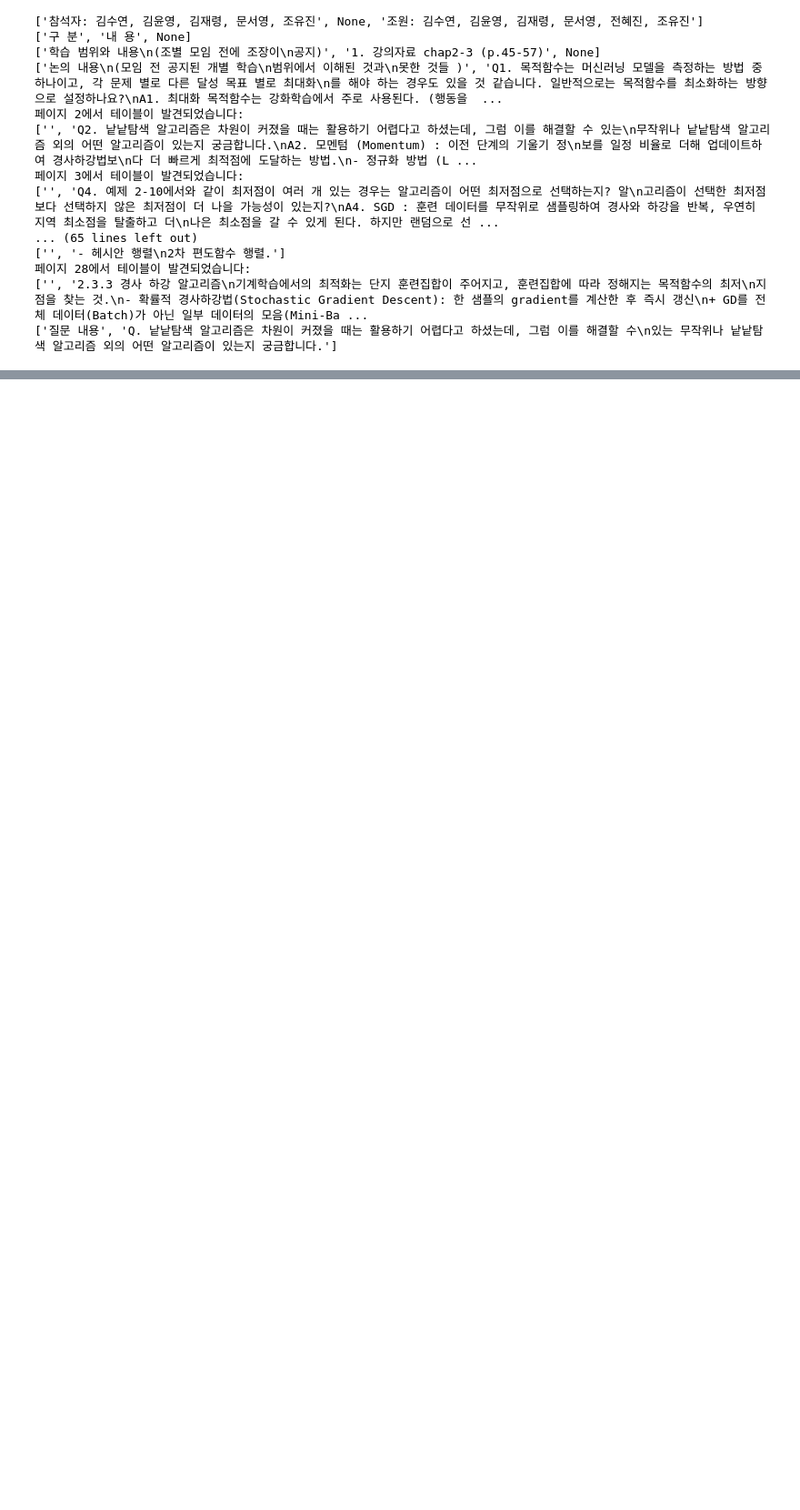
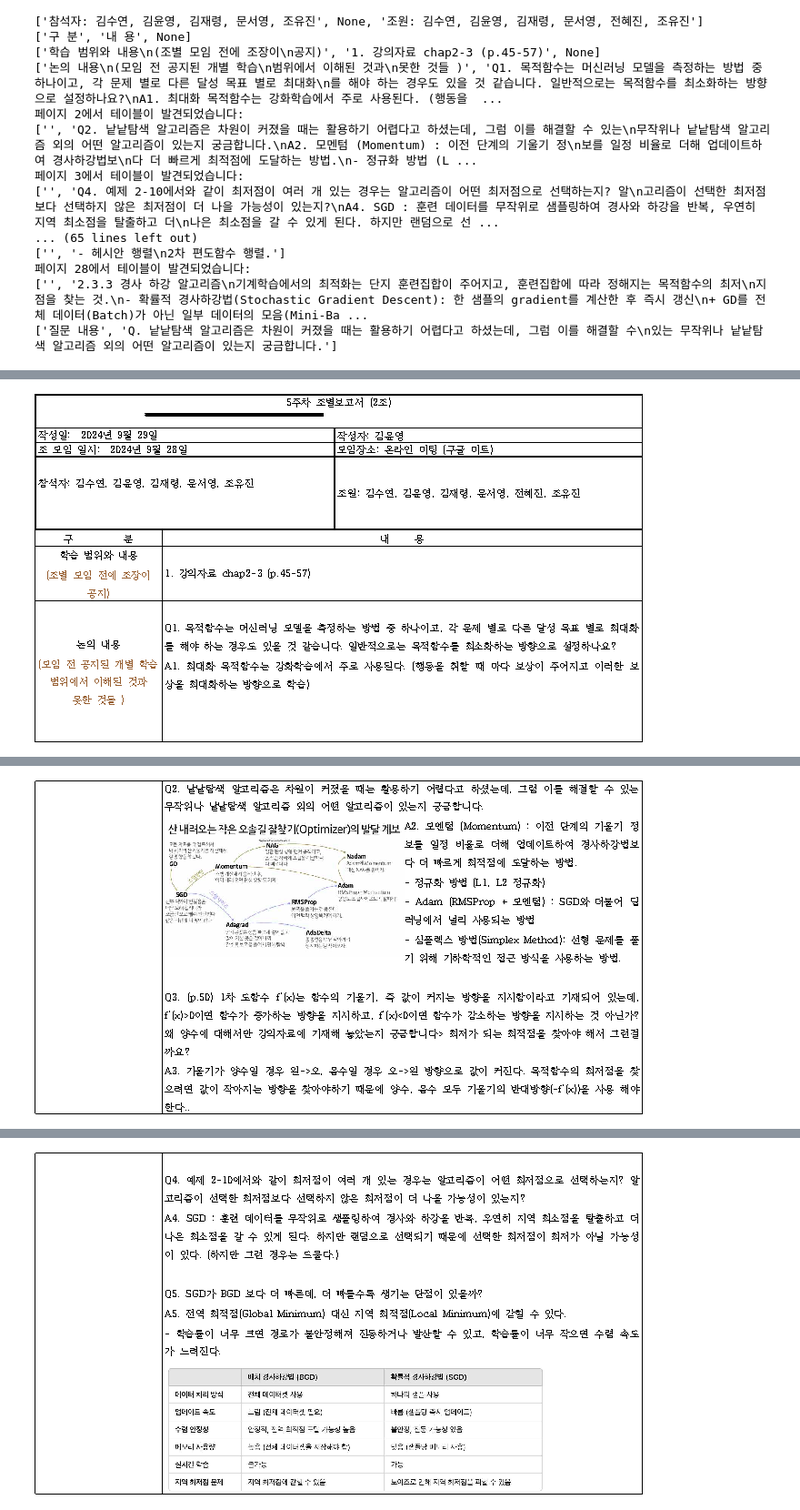
Before and after one commit to yoon777/cv_project, a Jupyter notebook: data_load.ipynb, the cells around one changed output, grey strips where cells are left out. Shown at 91% size. Saved outputs shown, nothing was run; the diff lists cells and outputs as text; code cells hidden in the pictures; blank space fills up the shorter version.

```diff
--- a/data_load.ipynb
+++ b/data_load.ipynb
@@ -558,3 +558,70 @@ with pdfplumber.open("기계학습 2조 5주차 조별보고서.pdf") as pdf:
 페이지 28에서 테이블이 발견되었습니다:
 ['', '2.3.3 경사 하강 알고리즘\n기계학습에서의 최적화는 단지 훈련집합이 주어지고, 훈련집합에 따라 정해지는 목적함수의 최저\n지점을 찾는 것.\n- 확률적 경사하강법(Stochastic Gradient Descent): 한 샘플의 gradient를 계산한 후 즉시 갱신\n+ GD를 전체 데이터(Batch)가 아닌 일부 데이터의 모음(Mini-Ba ...
 ['질문 내용', 'Q. 낱낱탐색 알고리즘은 차원이 커졌을 때는 활용하기 어렵다고 하셨는데, 그럼 이를 해결할 수\n있는 무작위나 낱낱탐색 알고리즘 외의 어떤 알고리즘이 있는지 궁금합니다.']
+# %%
+import pdfplumber
+import pytesseract
+import cv2
+import numpy as np
+from google.colab.patches import cv2_imshow  # Colab에서 이미지 표시용
+
+# 이미지 파일로 변환하는 함수
+def pdf_page_to_image(pdf_path, page_number):
+    with pdfplumber.open(pdf_path) as pdf:
+        page = pdf.pages[page_number]
+        # 페이지를 PIL 이미지로 변환
+        pil_image = page.to_image().original
+        # PIL 이미지를 NumPy 배열로 변환
+        return np.array(pil_image)
+
+# 텍스트 추출 함수
+def extract_text_from_image(image):
+    # OCR을 통해 텍스트 추출
+    return pytesseract.image_to_string(image, lang='eng+kor')  # 영어와 한국어 설정
+
+# 이미지에서 테이블 및 이미지 탐지 함수
+def detect_images_and_tables(image):
+    # OpenCV를 사용하여 이미지 처리
+    gray = cv2.cvtColor(image, cv2.COLOR_RGB2GRAY)  # RGB로 변환해야 함
+    _, thresh = cv2.threshold(gray, 150, 255, cv2.THRESH_BINARY_INV)
+
+    # 이미지에서 테이블 영역 탐지
+    contours, _ = cv2.findContours(thresh, cv2.RETR_EXTERNAL, cv2.CHAIN_APPROX_SIMPLE)
+
+    images_detected = []
+    tables_detected = []
+
+    for contour in contours:
+        # 사각형 형태의 영역 필터링
+        area = cv2.contourArea(contour)
+        if area > 1000:  # 최소 면적 기준
+            x, y, w, h = cv2.boundingRect(contour)
+            # 이미지로 잘라내기
+            img_crop = image[y:y+h, x:x+w]
+            images_detected.append(img_crop)
+
+    return images_detected, tables_detected  # 현재는 테이블 탐지 기능 구현 중
+
+# 메인 함수
+def main(pdf_path):
+    with pdfplumber.open(pdf_path) as pdf:
+        for page_number in range(len(pdf.pages)):
+            # PDF 페이지를 이미지로 변환
+            image = pdf_page_to_image(pdf_path, page_number)
+
+            # 이미지에서 텍스트 추출
+            text = extract_text_from_image(image)
+            print(f"페이지 {page_number + 1} 텍스트:\n{text}")
+
+            # 이미지에서 테이블 및 이미지 탐지
+            images_detected, tables_detected = detect_images_and_tables(image)
+
+            # 이미지가 탐지된 경우 출력
+            for idx, img in enumerate(images_detected):
+                cv2_imshow(img)  # Colab에서 이미지 출력
+                cv2.waitKey(0)  # 키 입력 대기, Colab에서는 필요하지 않음
+
+# 실행
+pdf_path = "기계학습 2조 5주차 조별보고서.pdf"  # 분석할 PDF 파일 경로
+main(pdf_path)
+# %% [output]
@@ -560,0 +645 @@ with pdfplumber.open("기계학습 2조 5주차 조별보고서.pdf") as pdf:
+[figure, added]
@@ -560,0 +663 @@ with pdfplumber.open("기계학습 2조 5주차 조별보고서.pdf") as pdf:
+[figure, added]
@@ -560,0 +681 @@ with pdfplumber.open("기계학습 2조 5주차 조별보고서.pdf") as pdf:
+[figure, added]
```
Also changed, not shown: parts of 2 cells of this notebook.
